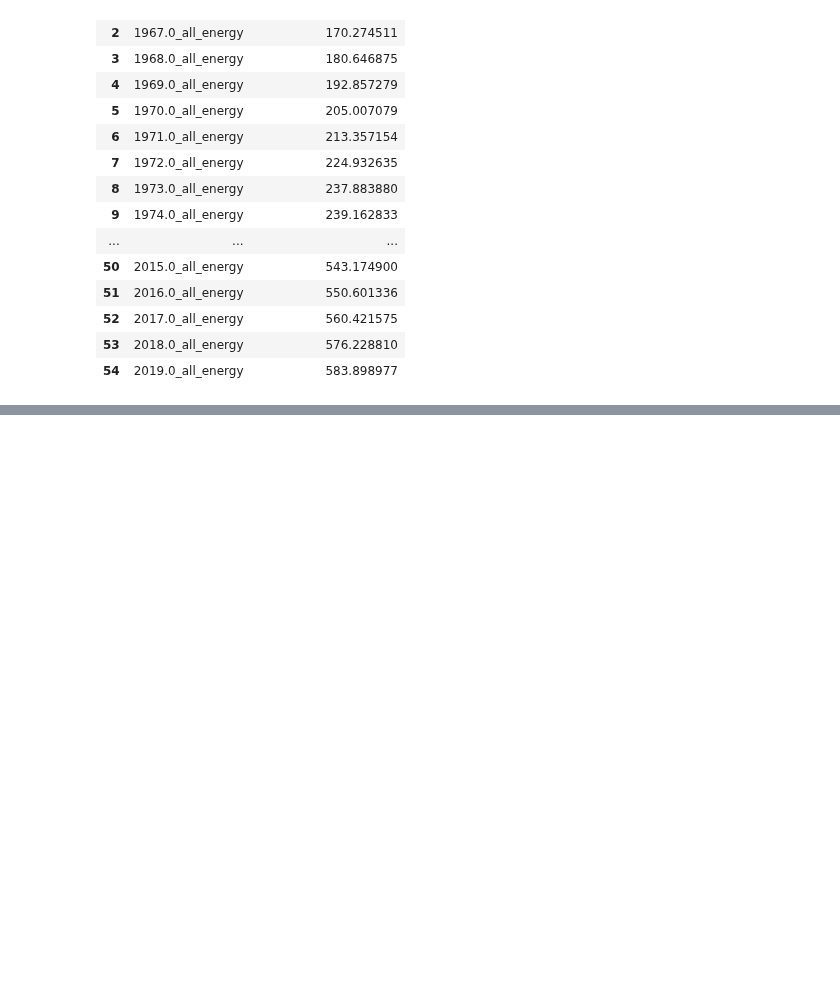
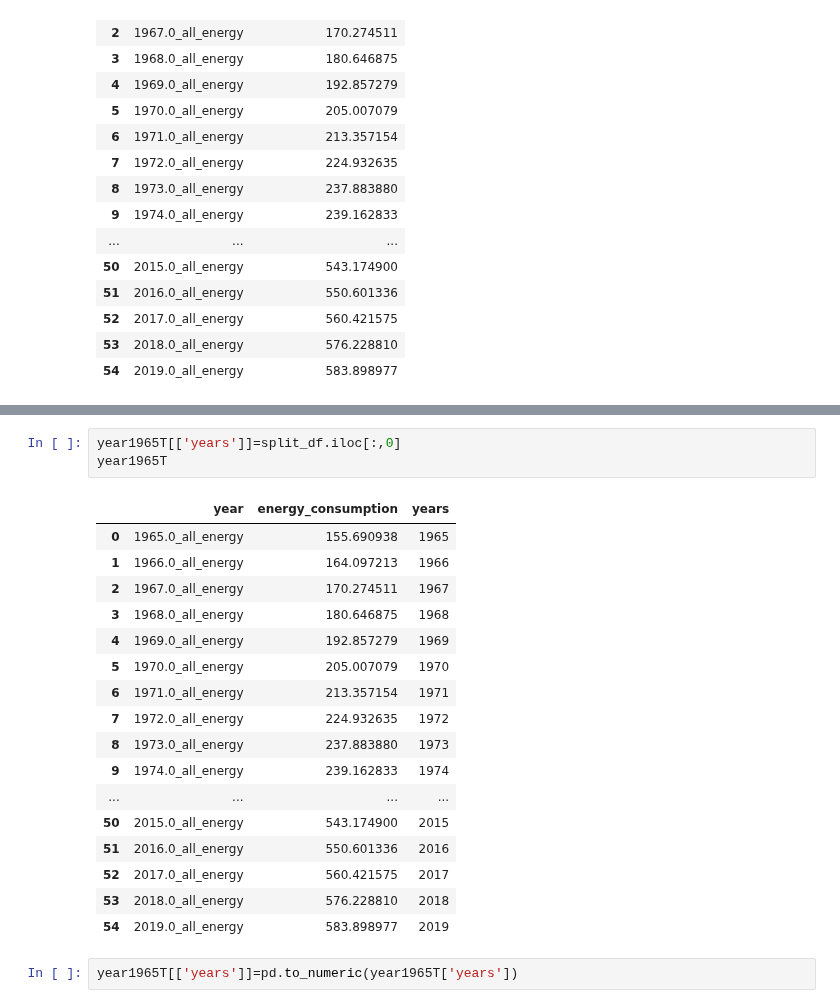
Before and after one commit to yuyhong23/One-Hot_Future, a Jupyter notebook: ml_data_adjustment.ipynb, the cells around one changed output, grey strips where cells are left out. Cells and saved outputs as stored; diff of their text form; blank space fills up the shorter version.

```diff
--- a/ml_data_adjustment.ipynb
+++ b/ml_data_adjustment.ipynb
@@ -54,0 +82,23 @@ year1965T
+# %%
+year1965T[['years']]=split_df.iloc[:,0]
+year1965T
+# %% [output]
+|  | year | energy_consumption | years |
+| 0 | 1965.0_all_energy | 155.690938 | 1965 |
+| 1 | 1966.0_all_energy | 164.097213 | 1966 |
+| 2 | 1967.0_all_energy | 170.274511 | 1967 |
+| 3 | 1968.0_all_energy | 180.646875 | 1968 |
+| 4 | 1969.0_all_energy | 192.857279 | 1969 |
+| 5 | 1970.0_all_energy | 205.007079 | 1970 |
+| 6 | 1971.0_all_energy | 213.357154 | 1971 |
+| 7 | 1972.0_all_energy | 224.932635 | 1972 |
+| 8 | 1973.0_all_energy | 237.883880 | 1973 |
+| 9 | 1974.0_all_energy | 239.162833 | 1974 |
+| ... | ... | ... | ... |
+| 50 | 2015.0_all_energy | 543.174900 | 2015 |
+| 51 | 2016.0_all_energy | 550.601336 | 2016 |
+| 52 | 2017.0_all_energy | 560.421575 | 2017 |
+| 53 | 2018.0_all_energy | 576.228810 | 2018 |
+| 54 | 2019.0_all_energy | 583.898977 | 2019 |
+# %%
+year1965T[['years']]=pd.to_numeric(year1965T['years'])
```
Also changed, not shown: parts of 12 cells of this notebook.
